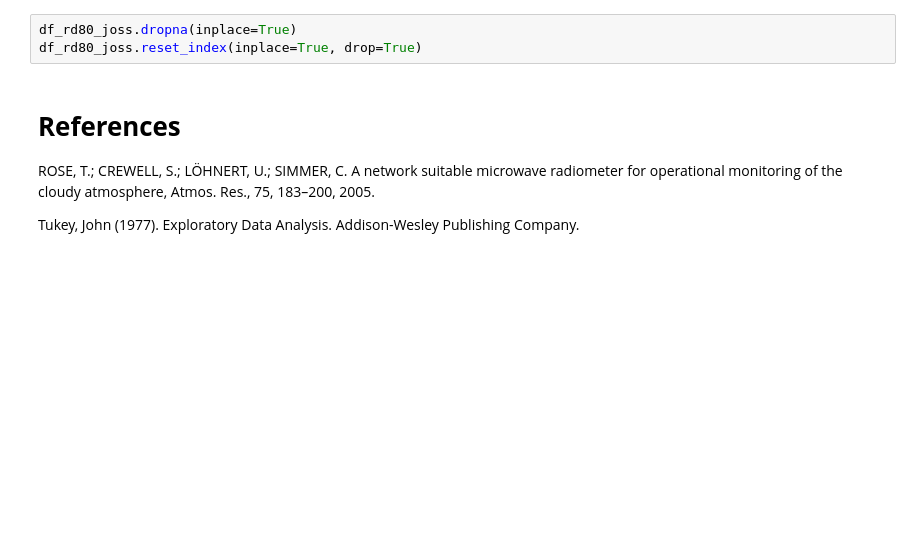
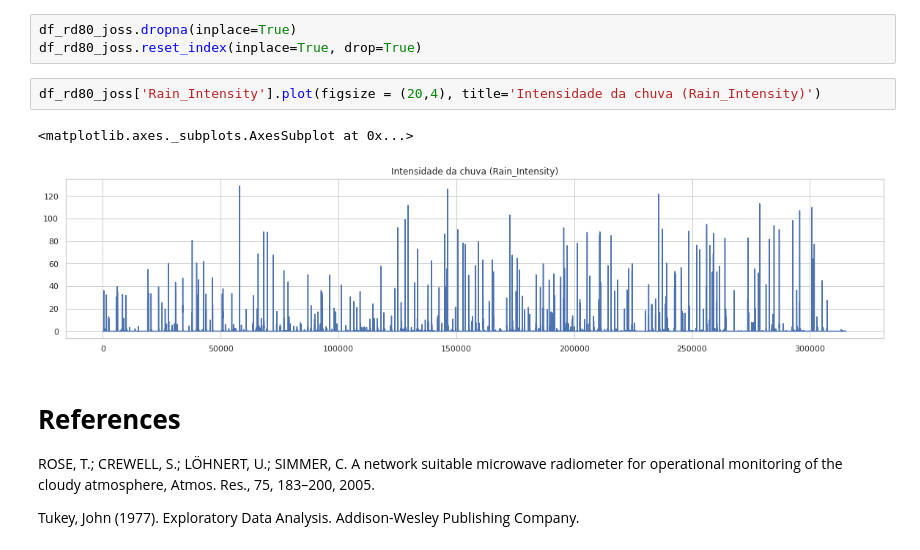
Before and after one commit to lourencocavalcante/Introduction-to-Data-Science, a Jupyter notebook: INPE_CAP394_2022_Atv01_Lourenco.ipynb, the cells around one changed output. Cells and saved outputs as stored; diff of their text form; blank space fills up the shorter version.

```diff
--- a/INPE_CAP394_2022_Atv01_Lourenco.ipynb
+++ b/INPE_CAP394_2022_Atv01_Lourenco.ipynb
@@ -283,6 +283,11 @@ dtype: int64
 # %%
 df_rd80_joss.dropna(inplace=True)
 df_rd80_joss.reset_index(inplace=True, drop=True)
+# %%
+df_rd80_joss['Rain_Intensity'].plot(figsize = (20,4), title='Intensidade da chuva (Rain_Intensity)')
+# %% [output]
+<matplotlib.axes._subplots.AxesSubplot at 0x...>
+[figure, added]
 # %% [markdown]
 # **References**
 
```
